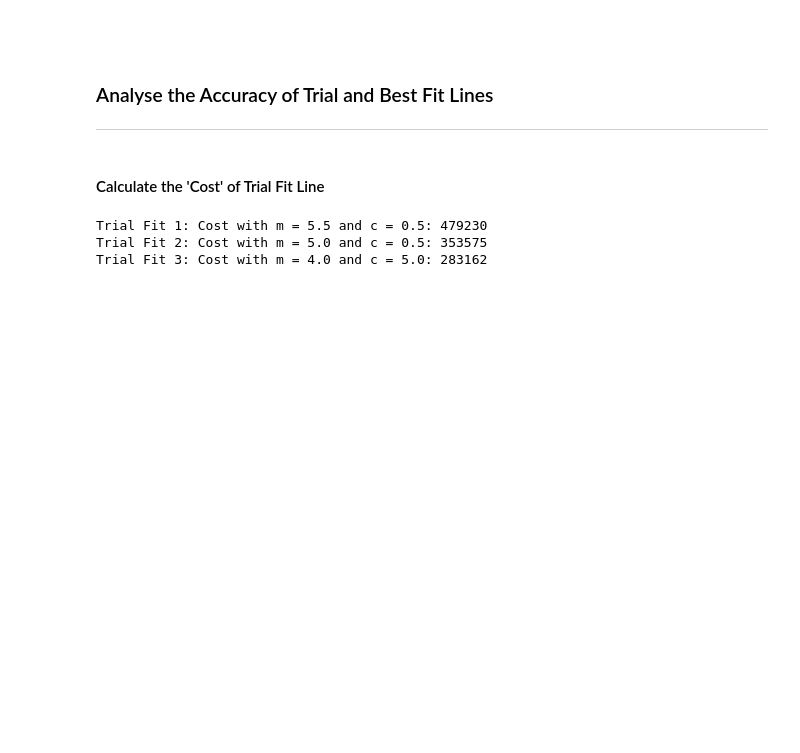
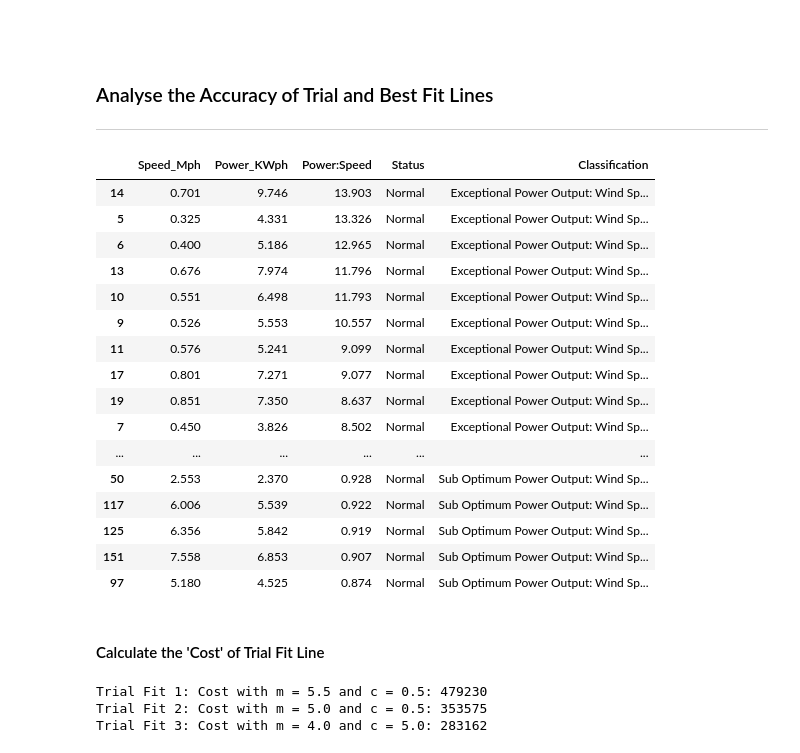
Before and after one commit to Fiona-600/Data-Analytics-2020-Project, a Jupyter notebook: Final Project 2020.ipynb, the cells around one changed output. Saved outputs shown, nothing was run; the diff lists cells and outputs as text; code cells hidden in the pictures; blank space fills up the shorter version.

```diff
--- a/Final Project 2020.ipynb
+++ b/Final Project 2020.ipynb
@@ -458,6 +456,26 @@ The Predicted Power Output for a Wind Speed of 0.225 Mph is -17.78 KWph
 # %% [markdown]
 ### Analyse the Accuracy of Trial and Best Fit Lines
 ***
+# %%
+df2
+# %% [output]
+|  | Speed_Mph | Power_KWph | Power:Speed | Status | Classification |
+| 14 | 0.701 | 9.746 | 13.903 | Normal | Exceptional Power Output: Wind Sp... |
+| 5 | 0.325 | 4.331 | 13.326 | Normal | Exceptional Power Output: Wind Sp... |
+| 6 | 0.400 | 5.186 | 12.965 | Normal | Exceptional Power Output: Wind Sp... |
+| 13 | 0.676 | 7.974 | 11.796 | Normal | Exceptional Power Output: Wind Sp... |
+| 10 | 0.551 | 6.498 | 11.793 | Normal | Exceptional Power Output: Wind Sp... |
+| 9 | 0.526 | 5.553 | 10.557 | Normal | Exceptional Power Output: Wind Sp... |
+| 11 | 0.576 | 5.241 | 9.099 | Normal | Exceptional Power Output: Wind Sp... |
+| 17 | 0.801 | 7.271 | 9.077 | Normal | Exceptional Power Output: Wind Sp... |
+| 19 | 0.851 | 7.350 | 8.637 | Normal | Exceptional Power Output: Wind Sp... |
+| 7 | 0.450 | 3.826 | 8.502 | Normal | Exceptional Power Output: Wind Sp... |
+| ... | ... | ... | ... | ... | ... |
+| 50 | 2.553 | 2.370 | 0.928 | Normal | Sub Optimum Power Output: Wind Sp... |
+| 117 | 6.006 | 5.539 | 0.922 | Normal | Sub Optimum Power Output: Wind Sp... |
+| 125 | 6.356 | 5.842 | 0.919 | Normal | Sub Optimum Power Output: Wind Sp... |
+| 151 | 7.558 | 6.853 | 0.907 | Normal | Sub Optimum Power Output: Wind Sp... |
+| 97 | 5.180 | 4.525 | 0.874 | Normal | Sub Optimum Power Output: Wind Sp... |
 # %% [markdown]
 #### Calculate the 'Cost' of Trial Fit Line
 # %%
```
Also changed, not shown: parts of 7 cells of this notebook, 1 other file.
